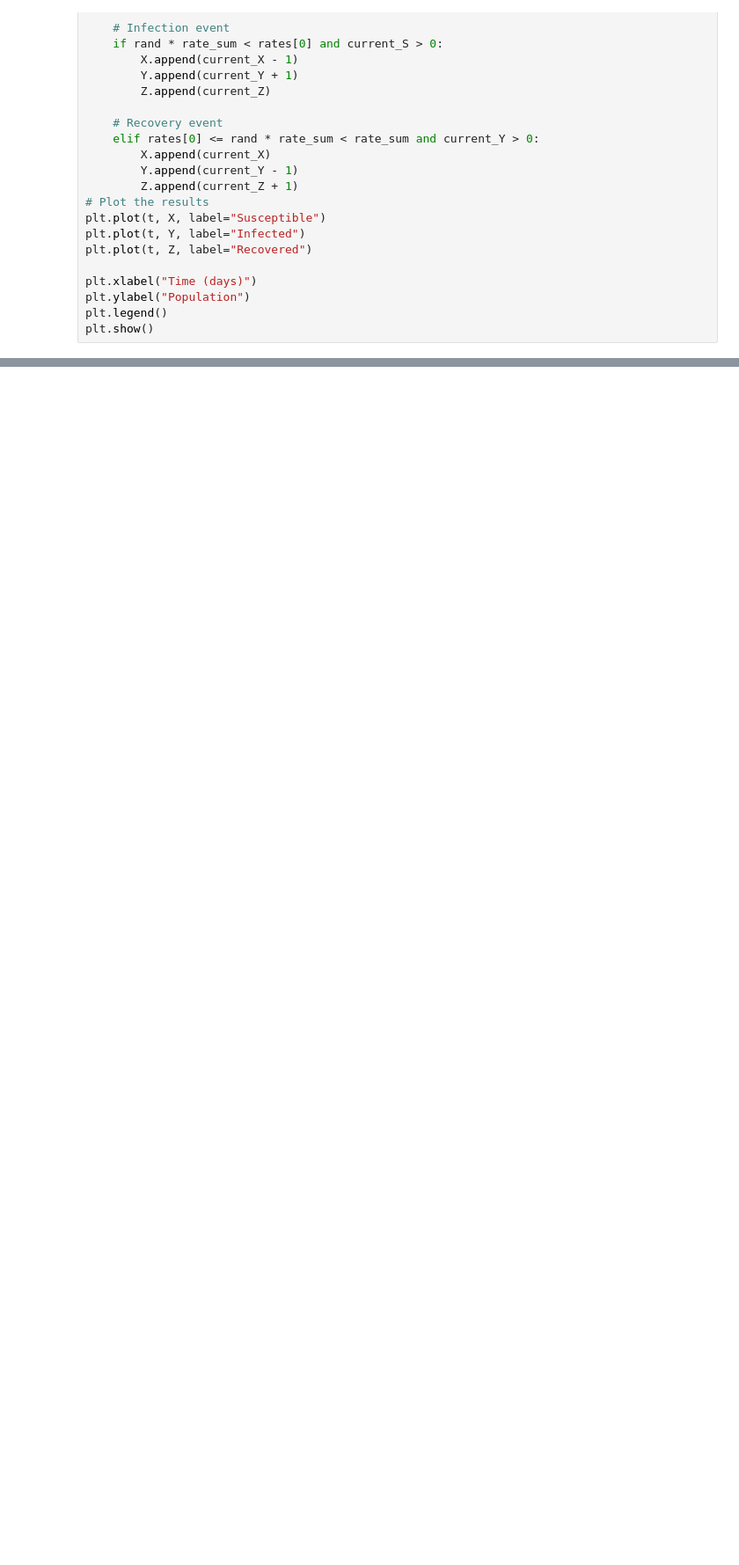
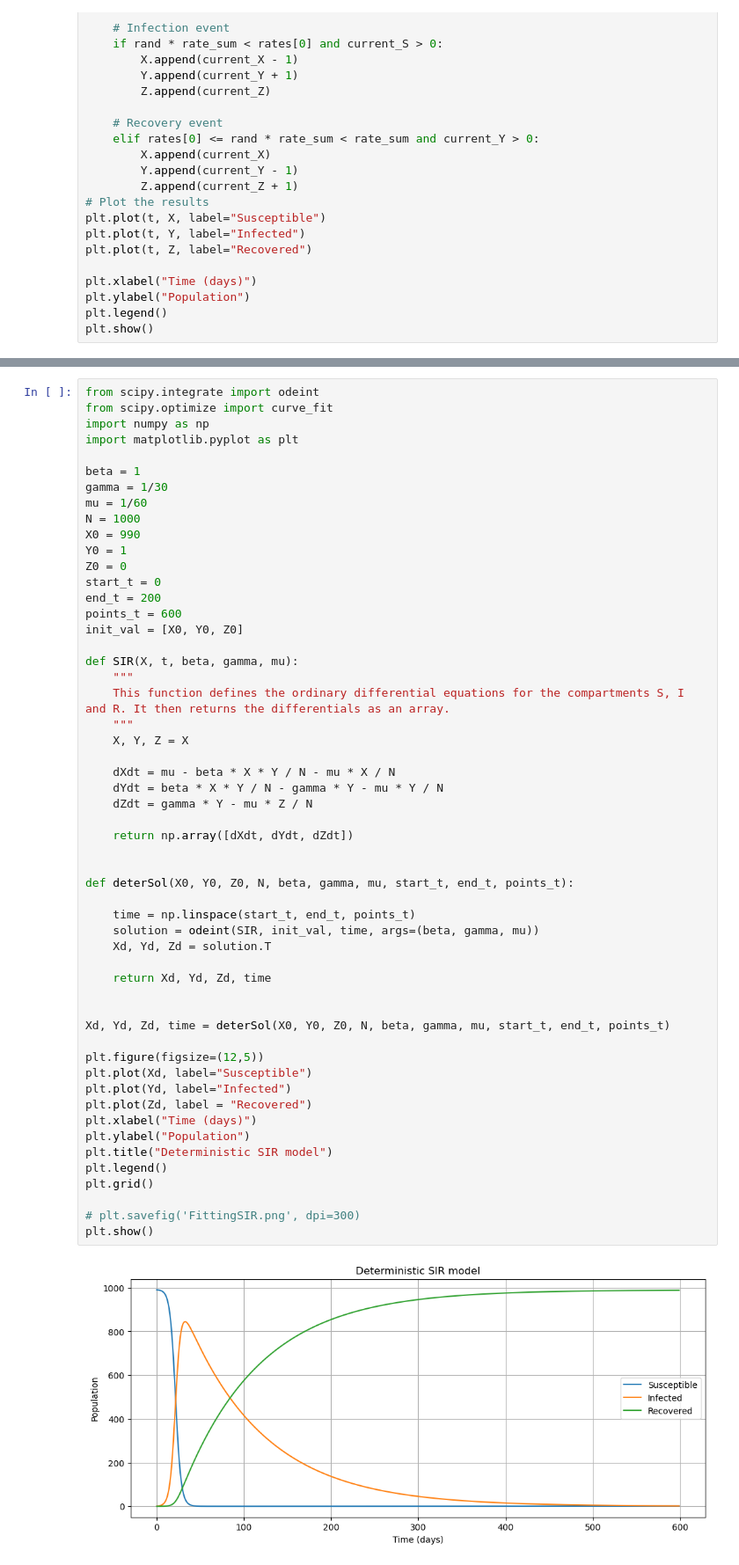
Before and after one commit to zoeazra/CLS-Ass-2, a Jupyter notebook: assignment 2.ipynb, the cells around one changed output, grey strips where cells are left out. Shown at 88% size. Cells and saved outputs as stored; diff of their text form; blank space fills up the shorter version.

Commit message:
added stoch and deter plots
plots at the bottom work

```diff
--- a/assignment 2.ipynb
+++ b/assignment 2.ipynb
@@ -68,0 +69,56 @@ hello
+# %%
+from scipy.integrate import odeint
+from scipy.optimize import curve_fit
+import numpy as np
+import matplotlib.pyplot as plt
+
+beta = 1
+gamma = 1/30
+mu = 1/60
+N = 1000
+X0 = 990
+Y0 = 1
+Z0 = 0
+start_t = 0
+end_t = 200
+points_t = 600
+init_val = [X0, Y0, Z0]
+
+def SIR(X, t, beta, gamma, mu):
+    """
+    This function defines the ordinary differential equations for the compartments S, I and R. It then returns the differentials as an array.
+    """
+    X, Y, Z = X
+
+    dXdt = mu - beta * X * Y / N - mu * X / N
+    dYdt = beta * X * Y / N - gamma * Y - mu * Y / N
+    dZdt = gamma * Y - mu * Z / N
+
+    return np.array([dXdt, dYdt, dZdt])
+
+
+def deterSol(X0, Y0, Z0, N, beta, gamma, mu, start_t, end_t, points_t):
+
+    time = np.linspace(start_t, end_t, points_t)
+    solution = odeint(SIR, init_val, time, args=(beta, gamma, mu))
+    Xd, Yd, Zd = solution.T
+
+    return Xd, Yd, Zd, time
+
+
+Xd, Yd, Zd, time = deterSol(X0, Y0, Z0, N, beta, gamma, mu, start_t, end_t, points_t)
+
+plt.figure(figsize=(12,5))
+plt.plot(Xd, label="Susceptible")
+plt.plot(Yd, label="Infected")
+plt.plot(Zd, label = "Recovered")
+plt.xlabel("Time (days)")
+plt.ylabel("Population")
+plt.title("Deterministic SIR model")
+plt.legend()
+plt.grid()
+
+# plt.savefig('FittingSIR.png', dpi=300)
+plt.show()
+# %% [output]
+[figure, added]
```
Also changed, not shown: parts of 6 cells of this notebook.
